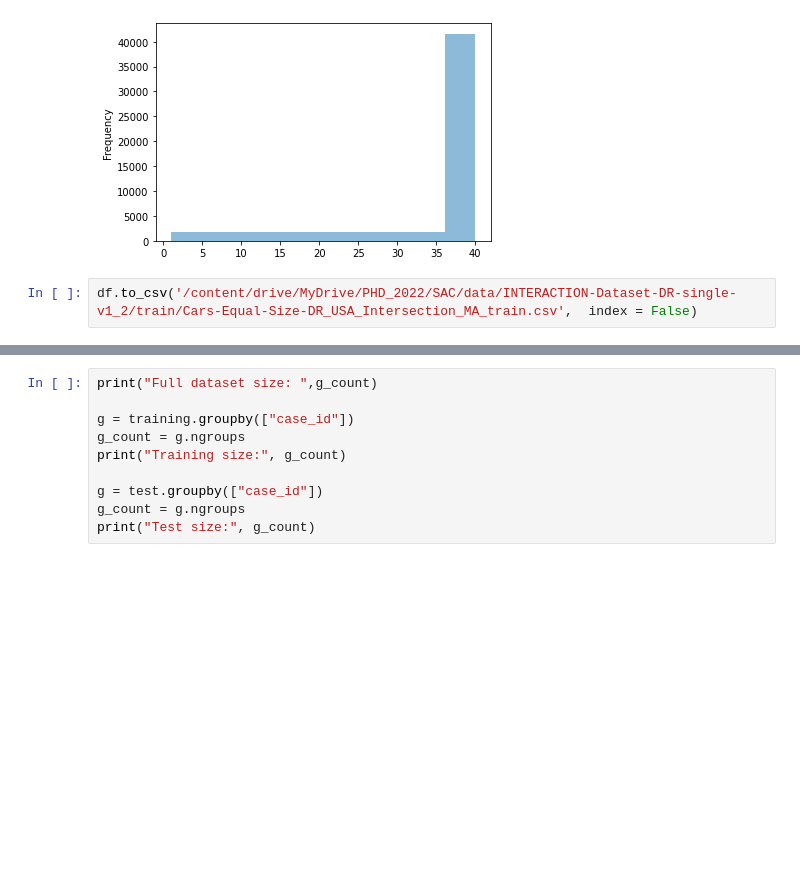
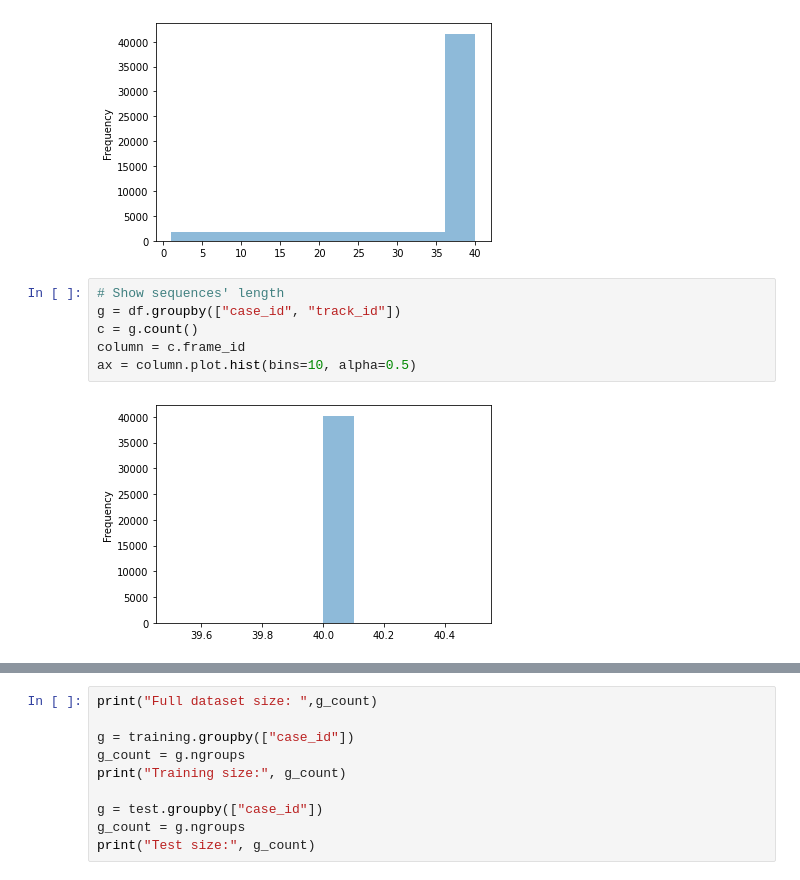
Before and after one commit to victorsergio/GNN-trajectory-prediction-2023, a Jupyter notebook: sac_cluster_dataset.ipynb, the cells around one changed output, grey strips where cells are left out. Cells and saved outputs as stored; diff of their text form; blank space fills up the shorter version.

Commit message:
Correct train and test spliting, clean code

```diff
--- a/sac_cluster_dataset.ipynb
+++ b/sac_cluster_dataset.ipynb
@@ -235,5 +200,11 @@ df = filter_length(df)
 ###############################
 # %% [output]
 [figure]
-# %%
-df.to_csv('/content/drive/MyDrive/PHD_2022/SAC/data/INTERACTION-Dataset-DR-single-v1_2/train/Cars-Equal-Size-DR_USA_Intersection_MA_train.csv',  index = False)
+# %%
+# Show sequences' length
+g = df.groupby(["case_id", "track_id"])
+c = g.count()
+column = c.frame_id
+ax = column.plot.hist(bins=10, alpha=0.5)
+# %% [output]
+[figure, added]
```
Also changed, not shown: parts of 33 cells of this notebook.
